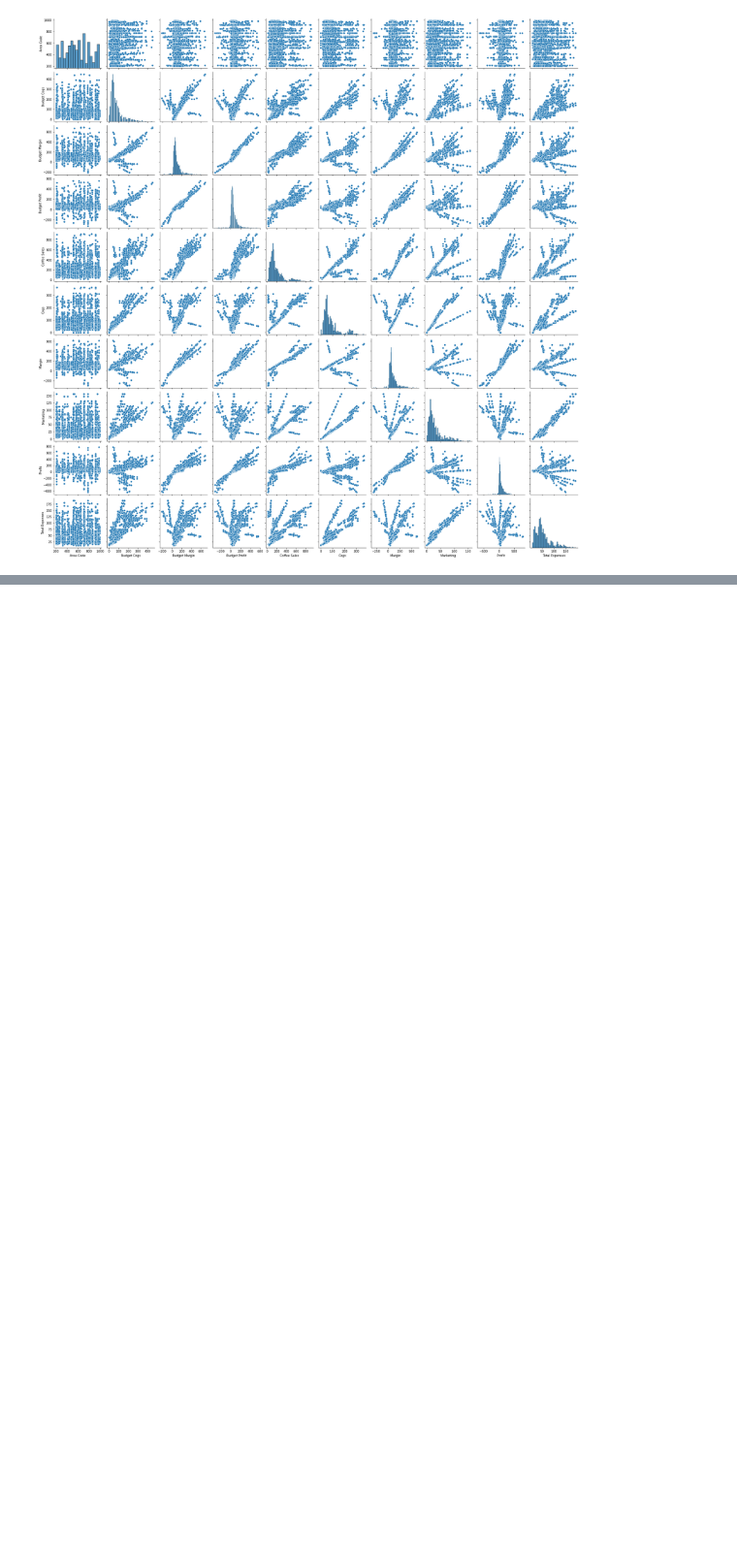
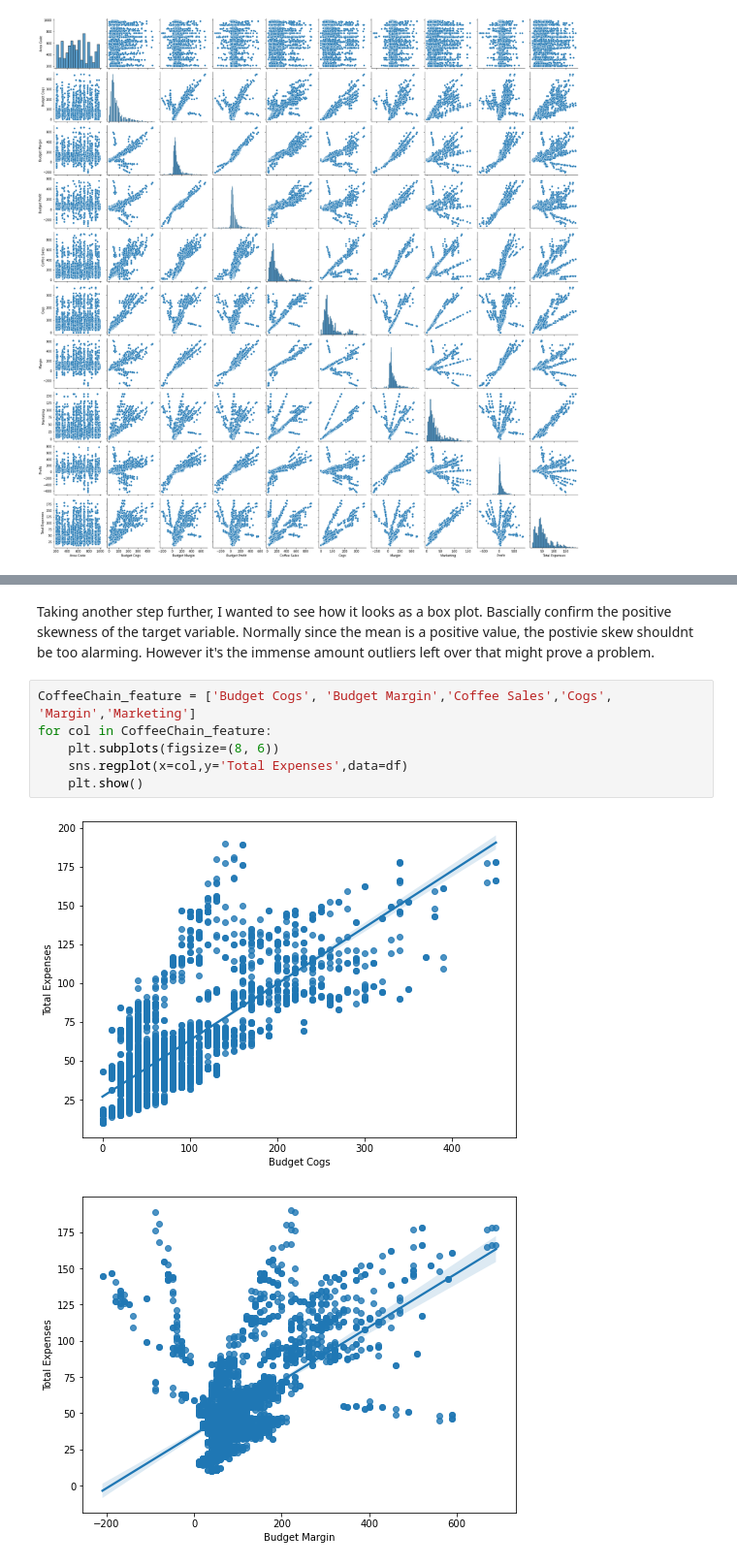
Before and after one commit to CleverJinn/DataScience, a Jupyter notebook: CoffeeChain-LinearRegression/LinearRegression_CoffeeChain.ipynb, the cells around one changed output, grey strips where cells are left out. Shown at 97% size. Drawn from its saved outputs; the diff is of its cells as text; blank space fills up the shorter version.

```diff
--- a/CoffeeChain-LinearRegression/LinearRegression_CoffeeChain.ipynb
+++ b/CoffeeChain-LinearRegression/LinearRegression_CoffeeChain.ipynb
@@ -353,0 +273,13 @@ cdf
+# %% [markdown]
+<p>
+Taking another step further, I wanted to see how it looks as a box plot. Bascially confirm the positive skewness of the target variable. Normally since the mean is a positive value, the postivie skew shouldnt be too alarming. However it's the immense amount outliers left over that might prove a problem.
+</p>
+# %%
+CoffeeChain_feature = ['Budget Cogs', 'Budget Margin','Coffee Sales','Cogs', 'Margin','Marketing']
+for col in CoffeeChain_feature:
+    plt.subplots(figsize=(8, 6))
+    sns.regplot(x=col,y='Total Expenses',data=df)
+    plt.show()
+# %% [output]
+[figure, added]
+[figure, added]
```
Also changed, not shown: parts of 116 cells of this notebook.
